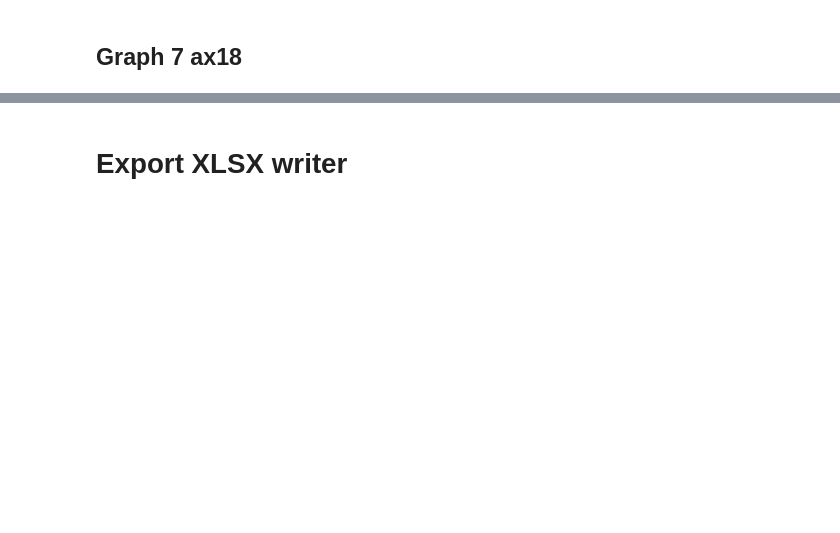
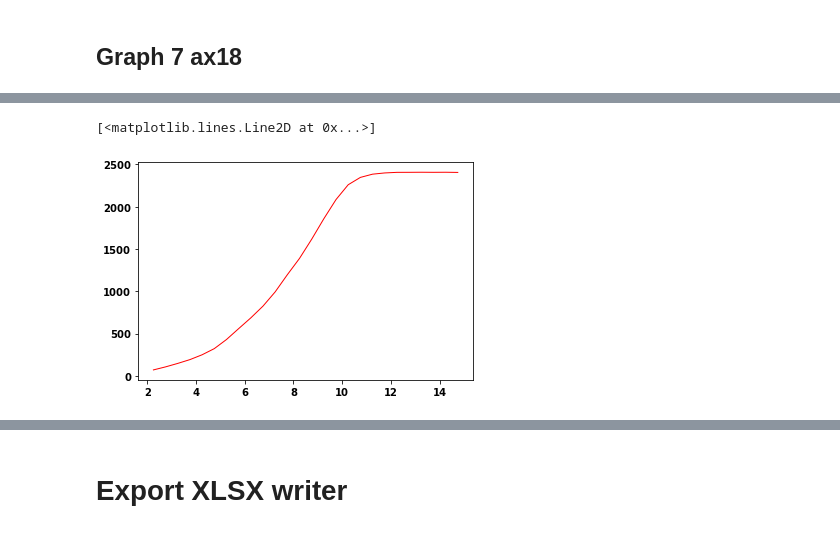
Before and after one commit to capem/TB-Performance, a Jupyter notebook: performance.ipynb, the cells around one changed output, grey strips where cells are left out. Drawn from its saved outputs; the diff is of its cells as text; code cells hidden in the pictures; blank space fills up the shorter version.

```diff
--- a/performance.ipynb
+++ b/performance.ipynb
@@ -1228,0 +1265,17 @@ df_ax18 = (cumul_results[['StationId','ELNX', 'EL_indefini_left']]
+# %%
+f2 = interp1d(bins, bin_means,
+              kind='linear',
+              fill_value="extrapolate")
+
+nan_index = np.argwhere(np.isnan(f2(bins)))
+
+bins = np.delete(bins, nan_index)
+
+plt.plot(bins,
+         f2(bins),
+         lw=1,
+         color='r',
+         label='binned statistic of data')
+# %% [output]
+[<matplotlib.lines.Line2D at 0x...>]
+[figure, added]
```
Also changed, not shown: parts of 34 cells of this notebook.
